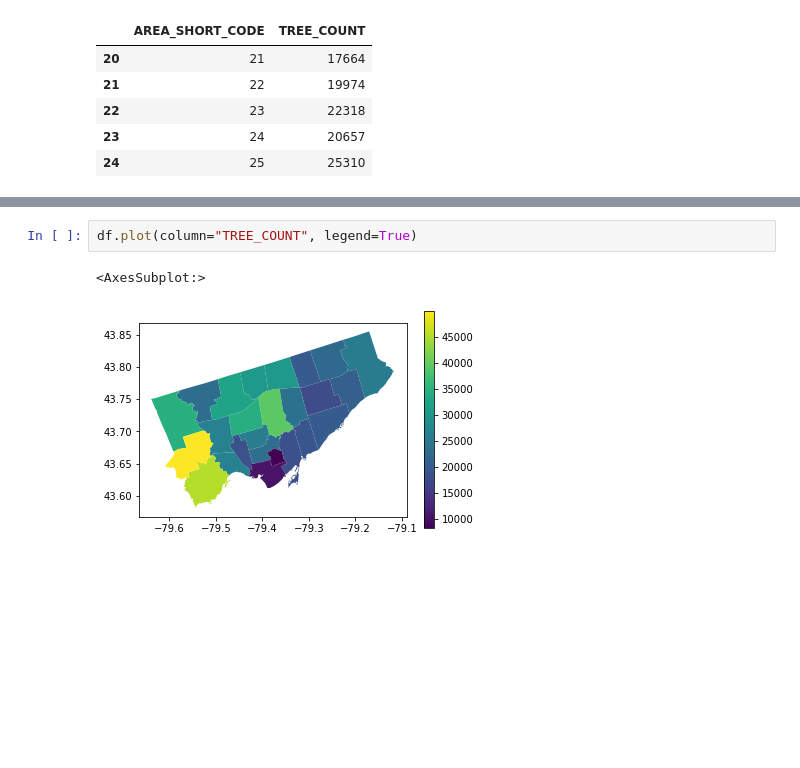
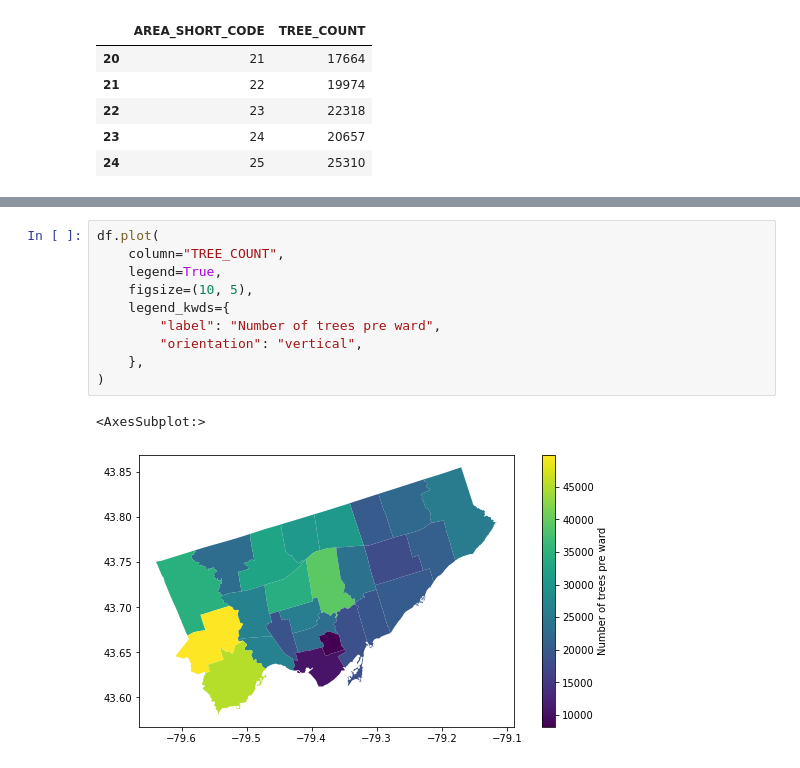
Before and after one commit to myles/notebooks, a Jupyter notebook: wip/toronto-street-tree-data/exploration.ipynb, the cells around one changed output, grey strips where cells are left out. Drawn from its saved outputs; the diff is of its cells as text; blank space fills up the shorter version.

```diff
--- a/wip/toronto-street-tree-data/exploration.ipynb
+++ b/wip/toronto-street-tree-data/exploration.ipynb
@@ -50,7 +50,15 @@ df.head().transpose()
 | geometry | POLYGON ((-79.4910534106931 43.76... | POLYGON ((-79.440433878524 43.763... | POLYGON ((-79.3944915063695 43.76... | POLYGON ((-79.3900395402556 43.69... | POLYGON ((-79.2986387013495 43.71... |
 | TREE_COUNT | 22993 | 32487 | 30797 | 23143 | 19361 |
 # %%
-df.plot(column="TREE_COUNT", legend=True)
+df.plot(
+    column="TREE_COUNT",
+    legend=True,
+    figsize=(10, 5),
+    legend_kwds={
+        "label": "Number of trees pre ward",
+        "orientation": "vertical",
+    },
+)
 # %% [output]
 <AxesSubplot:>
-[figure, old version]
+[figure, new version]
```
